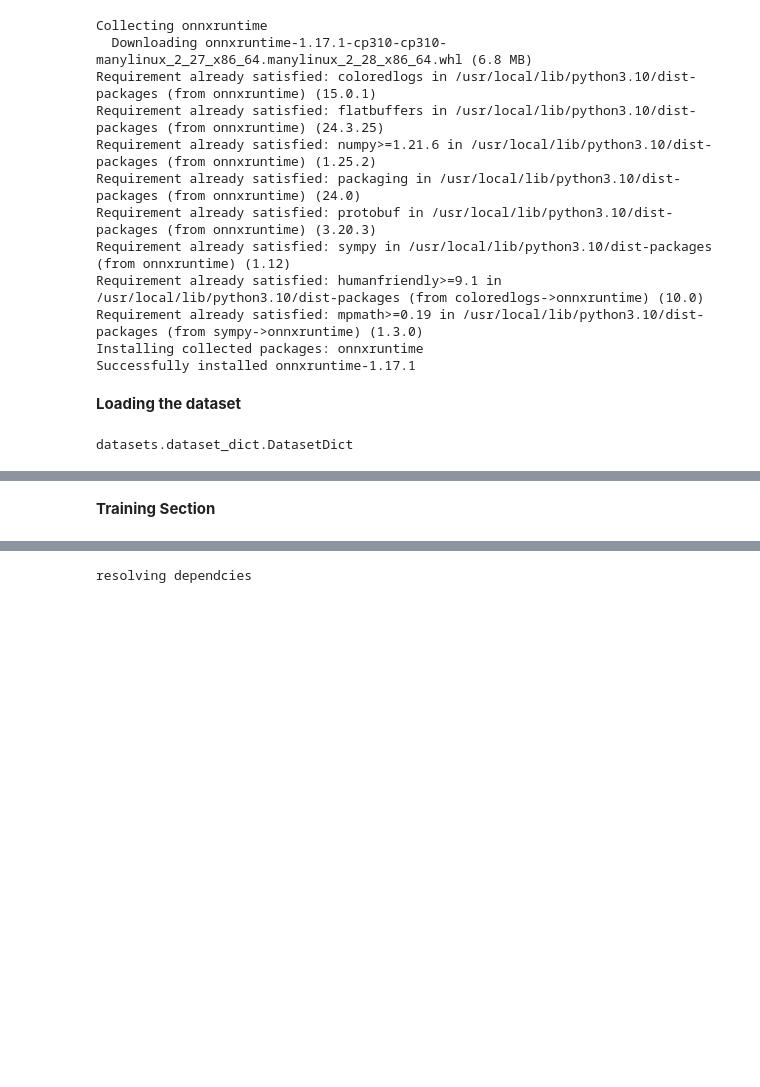
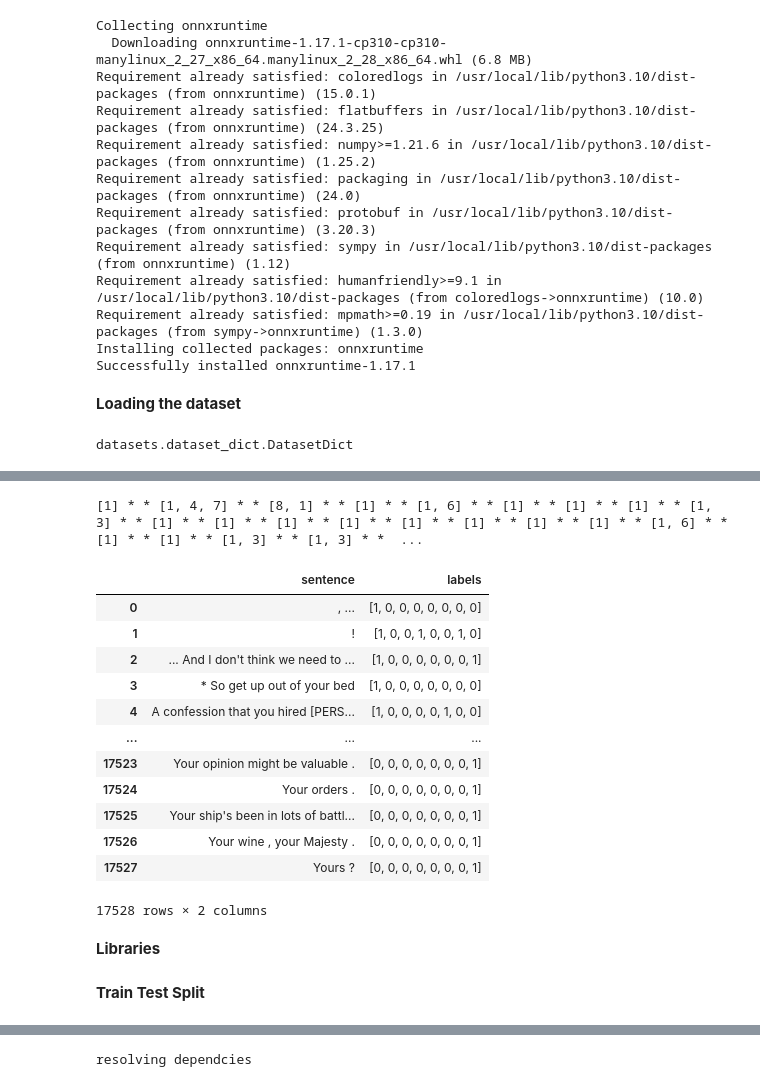
Before and after one commit to hamza-dev-12/EmotionClassifer, a Jupyter notebook: emition_classifier.ipynb, the cells around one changed output, grey strips where cells are left out. Cells and saved outputs as stored; diff of their text form; code cells hidden in the pictures; blank space fills up the shorter version.

Commit message:
Done mapping and one hot encoding

```diff
--- a/emition_classifier.ipynb
+++ b/emition_classifier.ipynb
@@ -78,3 +83,6 @@ dataset = load_dataset("xed_en_fi",'en_annotated')
 type(dataset)
 # %% [output]
 datasets.dataset_dict.DatasetDict
+# %%
+import pandas as pd
+df = pd.DataFrame(dataset['train'])
@@ -81,11 +106,42 @@ datasets.dataset_dict.DatasetDict
+# %%
+def one_hot_encoding():
+  one_hot_labels = []
+  for label in df['labels']:
+    print(label,end = ' * * ')
+    one_hot = [0] * 8
+    for el in label:
+        one_hot[el-1] = 1 #mapping 1-8 to 0-7
+    one_hot_labels.append(one_hot)
+  return one_hot_labels
+
+df['labels'] = one_hot_encoding()
+
+df
+# %% [output]
+[1] * * [1, 4, 7] * * [8, 1] * * [1] * * [1, 6] * * [1] * * [1] * * [1] * * [1, 3] * * [1] * * [1] * * [1] * * [1] * * [1] * * [1] * * [1] * * [1] * * [1, 6] * * [1] * * [1] * * [1, 3] * * [1, 3] * *  ...
+|  | sentence | labels |
+| 0 | , ... | [1, 0, 0, 0, 0, 0, 0, 0] |
+| 1 | ! | [1, 0, 0, 1, 0, 0, 1, 0] |
+| 2 | ... And I don't think we need to ... | [1, 0, 0, 0, 0, 0, 0, 1] |
+| 3 | * So get up out of your bed | [1, 0, 0, 0, 0, 0, 0, 0] |
+| 4 | A confession that you hired [PERS... | [1, 0, 0, 0, 0, 1, 0, 0] |
+| ... | ... | ... |
+| 17523 | Your opinion might be valuable . | [0, 0, 0, 0, 0, 0, 0, 1] |
+| 17524 | Your orders . | [0, 0, 0, 0, 0, 0, 0, 1] |
+| 17525 | Your ship's been in lots of battl... | [0, 0, 0, 0, 0, 0, 0, 1] |
+| 17526 | Your wine , your Majesty . | [0, 0, 0, 0, 0, 0, 0, 1] |
+| 17527 | Yours ? | [0, 0, 0, 0, 0, 0, 0, 1] |
+17528 rows × 2 columns
 # %%
  #anger:1, anticipation:2, disgust:3, fear:4, joy:5, sadness:6, surprise:7, trust:8
 labels = [ 'anger', 'anticipation', 'disgust', 'fear', 'joy', 'sadness', 'surprise', 'trust']
-# %% [markdown]
-**Training Section**
+# %% [markdown]
+**Libraries**
 # %%
 from transformers import AutoTokenizer, TrainingArguments, Trainer
 from optimum.onnxruntime import ORTModelForSequenceClassification
 import torch
 from sklearn.model_selection import train_test_split
 import pandas as pd
+# %% [markdown]
+**Train Test Split**
```
Also changed, not shown: parts of 7 cells of this notebook.
